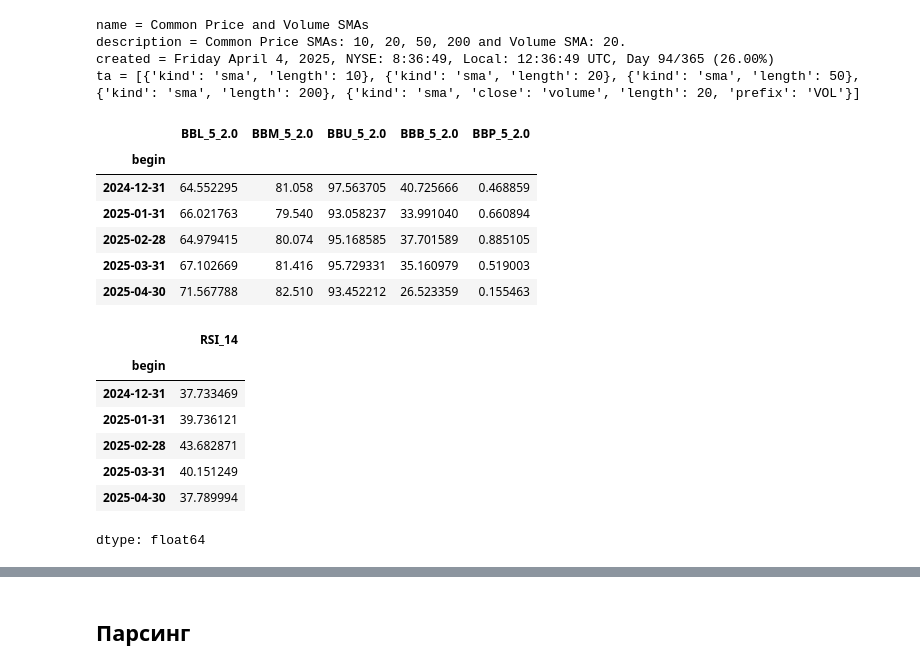
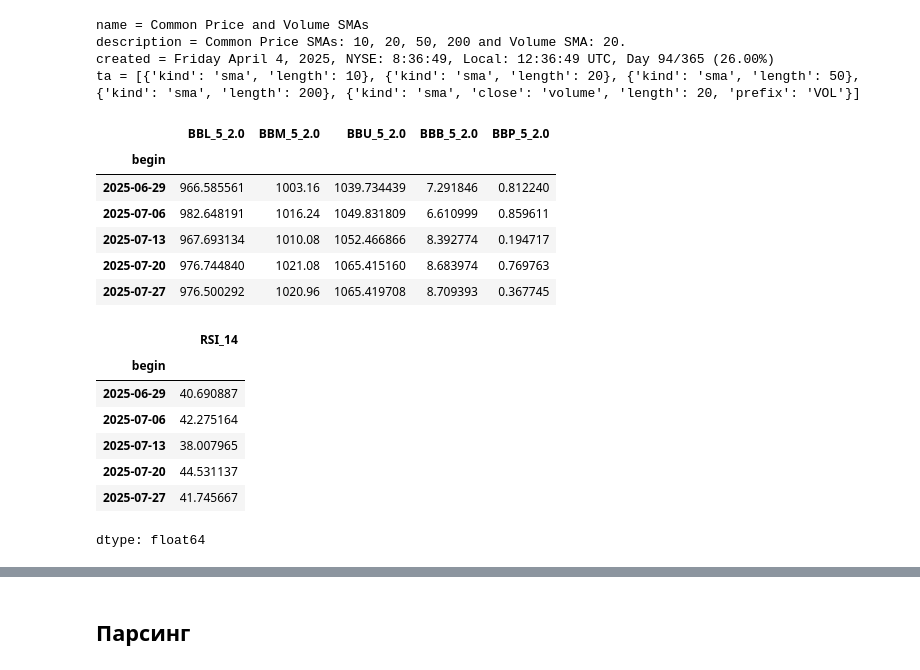
Before and after one commit to duryupin/ml_trading, a Jupyter notebook: main_ml.ipynb, the cells around one changed output, grey strips where cells are left out. Drawn from its saved outputs; the diff is of its cells as text; code cells hidden in the pictures.

```diff
--- a/main_ml.ipynb
+++ b/main_ml.ipynb
@@ -86,3 +82,3 @@ data_d.head()
 # %%
-monthly = data_d.resample('W').last()['close']
+weekly = data_d.resample('W').last()['close']
 # %%
@@ -241,15 +257,15 @@ description = Common Price SMAs: 10, 20, 50, 200 and Volume SMA: 20.
 created = Friday April 4, 2025, NYSE: 8:36:49, Local: 12:36:49 UTC, Day 94/365 (26.00%)
 ta = [{'kind': 'sma', 'length': 10}, {'kind': 'sma', 'length': 20}, {'kind': 'sma', 'length': 50}, {'kind': 'sma', 'length': 200}, {'kind': 'sma', 'close': 'volume', 'length': 20, 'prefix': 'VOL'}]
 # %%
-m_bband = ta.bbands(monthly)
+w_bband = ta.bbands(weekly)
 # %%
-m_bband.tail()
+w_bband.tail()
 # %% [output]
 |  | BBL_5_2.0 | BBM_5_2.0 | BBU_5_2.0 | BBB_5_2.0 | BBP_5_2.0 |
 | begin |  |  |  |  |  |
-| 2024-12-31 | 64.552295 | 81.058 | 97.563705 | 40.725666 | 0.468859 |
-| 2025-01-31 | 66.021763 | 79.540 | 93.058237 | 33.991040 | 0.660894 |
-| 2025-02-28 | 64.979415 | 80.074 | 95.168585 | 37.701589 | 0.885105 |
-| 2025-03-31 | 67.102669 | 81.416 | 95.729331 | 35.160979 | 0.519003 |
-| 2025-04-30 | 71.567788 | 82.510 | 93.452212 | 26.523359 | 0.155463 |
+| 2025-06-29 | 966.585561 | 1003.16 | 1039.734439 | 7.291846 | 0.812240 |
+| 2025-07-06 | 982.648191 | 1016.24 | 1049.831809 | 6.610999 | 0.859611 |
+| 2025-07-13 | 967.693134 | 1010.08 | 1052.466866 | 8.392774 | 0.194717 |
+| 2025-07-20 | 976.744840 | 1021.08 | 1065.415160 | 8.683974 | 0.769763 |
+| 2025-07-27 | 976.500292 | 1020.96 | 1065.419708 | 8.709393 | 0.367745 |
 # %%
@@ -257,13 +273,13 @@ m_rsi = ta.rsi(monthly)
 # %%
-m_rsi.tail()
+w_rsi.tail()
 # %% [output]
 |  | RSI_14 |
 | begin |  |
-| 2024-12-31 | 37.733469 |
-| 2025-01-31 | 39.736121 |
-| 2025-02-28 | 43.682871 |
-| 2025-03-31 | 40.151249 |
-| 2025-04-30 | 37.789994 |
+| 2025-06-29 | 40.690887 |
+| 2025-07-06 | 42.275164 |
+| 2025-07-13 | 38.007965 |
+| 2025-07-20 | 44.531137 |
+| 2025-07-27 | 41.745667 |
 dtype: float64
 # %%
 data_plot = pd.DataFrame({
```
Also changed, not shown: parts of 49 cells of this notebook.
